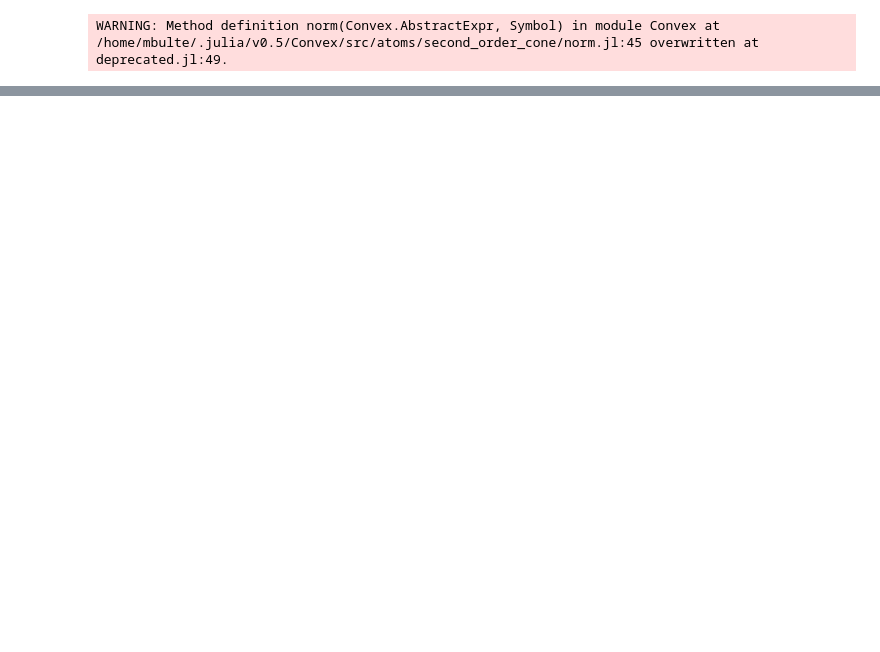
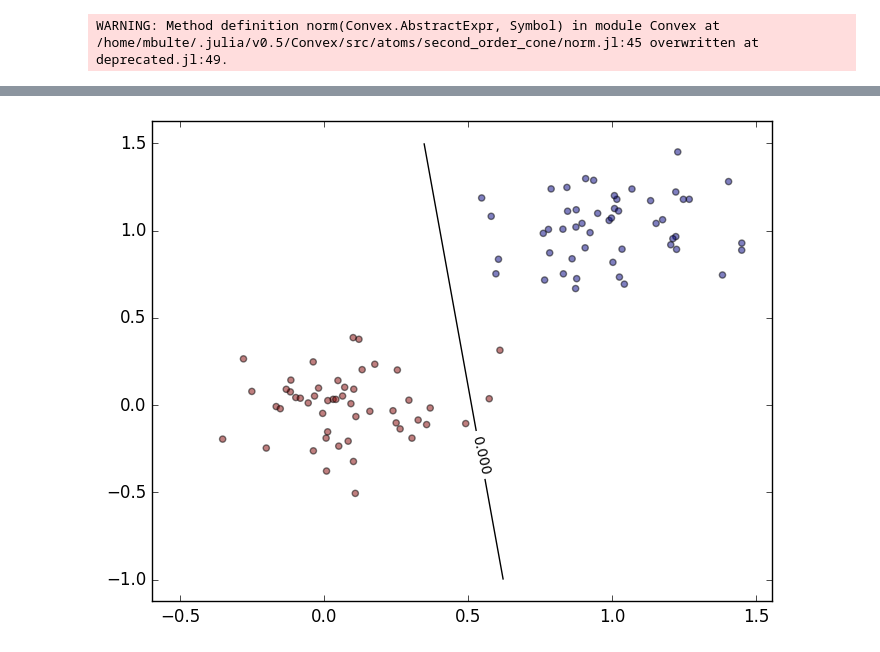
Before and after one commit to matthieubulte/proseminar-svm, a Jupyter notebook: svm.ipynb, the cells around one changed output, grey strips where cells are left out. Saved outputs shown, nothing was run; the diff lists cells and outputs as text; code cells hidden in the pictures; blank space fills up the shorter version.

```diff
--- a/svm.ipynb
+++ b/svm.ipynb
@@ -32,0 +29,28 @@ PyObject <matplotlib.collections.PathCollection object at 0x...>
+# %%
+function lin_sep_two_clouds()
+    x = zeros(100, 2)
+    cloud!([0 0], x,  0, 50, Normal(0, 0.2))
+    cloud!([1 1], x, 50, 50, Normal(0, 0.2))
+
+    y = repeat([1; -1], inner=50)
+    x, y
+end
+
+function two_cocentric()
+    x = zeros(100, 2)
+    cloud!( [0 0],      x,  0, 50, Normal(0, 0.1))
+    circle!([0 0], 1.5, x, 50, 50, Normal(0, 0.1))
+
+    y = repeat([1; -1], inner=50)
+    x, y
+end
+
+function three_cocentric()
+    x = zeros(210, 2)
+    cloud!( [0 0],      x,   0, 70, Normal(0, 0.2))
+    circle!([0 0], 1.5, x,  70, 70, Normal(0, 0.2))
+    circle!([0 0], 3, x,   140, 70, Normal(0, 0.2))
+
+    y = repeat([1; -1; 1], inner=70)
+    x, y
+end
@@ -131,7 +154,7 @@ function svm_show_contour(svm :: SVM, xrange, yrange)
 
     zgrid = reshape(z, N, N)
 
-    cs = contour(xgrid, ygrid, zgrid, colors="black")
+    cs = contour(xgrid, ygrid, zgrid, colors="black", levels=[0])
     clabel(cs, inline=1, fontsize=10);
 end
 # %% [output]
@@ -138,0 +164,7 @@ svm_show_contour (generic function with 1 method)
+# %%
+x, y = lin_sep_two_clouds()
+svm₀ = train_svm(x, y, tol=10.0e-6)
+svm_show_contour(svm₀, linspace(-0.5, 1.0, 50), linspace(-1.0, 1.5, 50))
+scatter(x[:, 1], x[:, 2], c=y, alpha=0.5);
+# %% [output]
+[figure, added]
```
Also changed, not shown: parts of 7 cells of this notebook, 3 other files.
